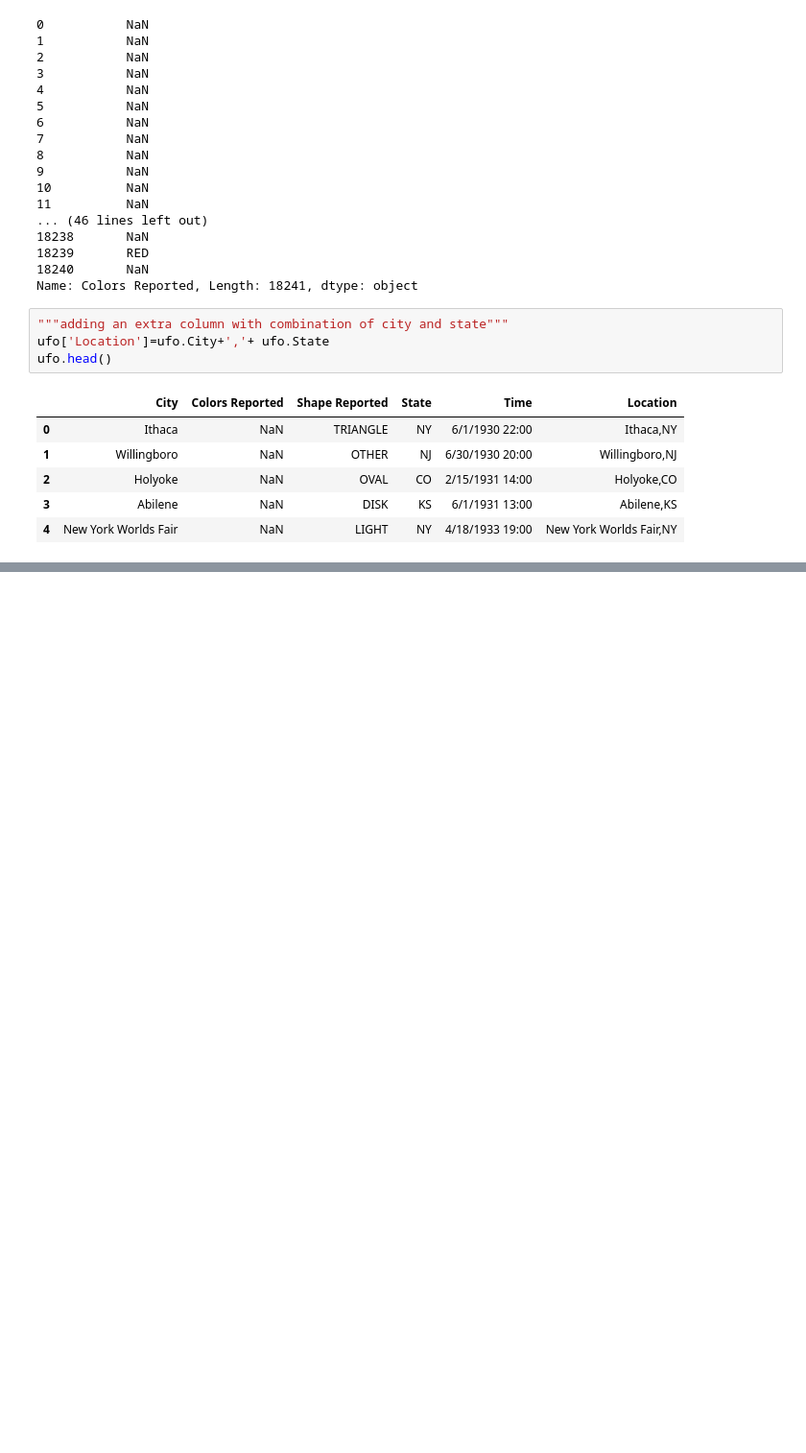
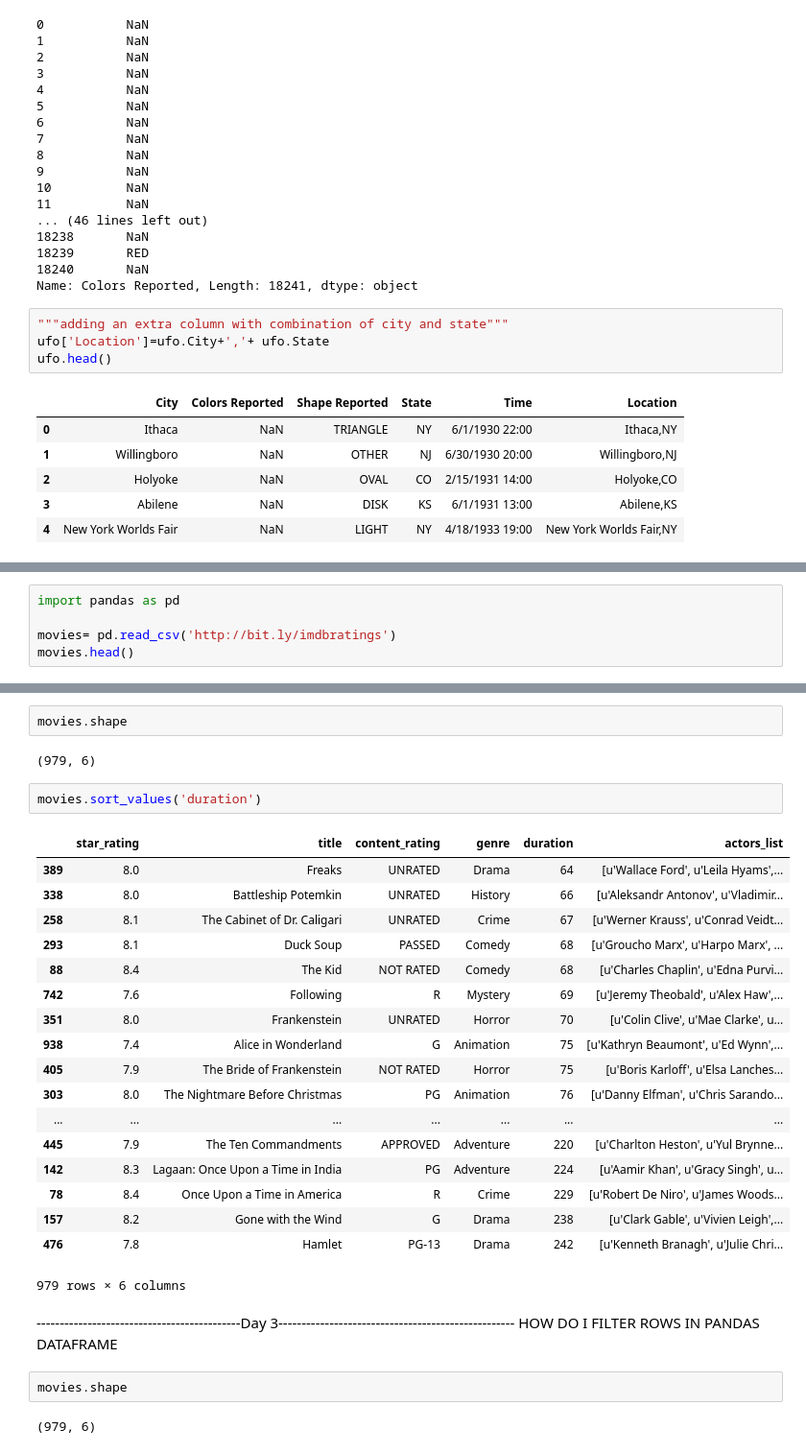
Before and after one commit to tamalsen2509/data_wrangling_withpanda, a Jupyter notebook: Data analysis in pnada.ipynb, the cells around one changed output, grey strips where cells are left out. Shown: that part at 96% size. Cells and saved outputs as stored; diff of their text form; blank space fills up the shorter version.

Commit message:
updated code
action performed 'sorting/filter-rows/deletion columns using 'axis' method/

```diff
--- a/Data analysis in pnada.ipynb
+++ b/Data analysis in pnada.ipynb
@@ -103,0 +113,5 @@ ufo.head()
+# %%
+import pandas as pd
+
+movies= pd.read_csv('http://bit.ly/imdbratings')
+movies.head()
@@ -103,0 +232,32 @@ ufo.head()
+# %%
+movies.shape
+# %% [output]
+(979, 6)
+# %%
+movies.sort_values('duration')
+# %% [output]
+|  | star_rating | title | content_rating | genre | duration | actors_list |
+| 389 | 8.0 | Freaks | UNRATED | Drama | 64 | [u'Wallace Ford', u'Leila Hyams',... |
+| 338 | 8.0 | Battleship Potemkin | UNRATED | History | 66 | [u'Aleksandr Antonov', u'Vladimir... |
+| 258 | 8.1 | The Cabinet of Dr. Caligari | UNRATED | Crime | 67 | [u'Werner Krauss', u'Conrad Veidt... |
+| 293 | 8.1 | Duck Soup | PASSED | Comedy | 68 | [u'Groucho Marx', u'Harpo Marx', ... |
+| 88 | 8.4 | The Kid | NOT RATED | Comedy | 68 | [u'Charles Chaplin', u'Edna Purvi... |
+| 742 | 7.6 | Following | R | Mystery | 69 | [u'Jeremy Theobald', u'Alex Haw',... |
+| 351 | 8.0 | Frankenstein | UNRATED | Horror | 70 | [u'Colin Clive', u'Mae Clarke', u... |
+| 938 | 7.4 | Alice in Wonderland | G | Animation | 75 | [u'Kathryn Beaumont', u'Ed Wynn',... |
+| 405 | 7.9 | The Bride of Frankenstein | NOT RATED | Horror | 75 | [u'Boris Karloff', u'Elsa Lanches... |
+| 303 | 8.0 | The Nightmare Before Christmas | PG | Animation | 76 | [u'Danny Elfman', u'Chris Sarando... |
+| ... | ... | ... | ... | ... | ... | ... |
+| 445 | 7.9 | The Ten Commandments | APPROVED | Adventure | 220 | [u'Charlton Heston', u'Yul Brynne... |
+| 142 | 8.3 | Lagaan: Once Upon a Time in India | PG | Adventure | 224 | [u'Aamir Khan', u'Gracy Singh', u... |
+| 78 | 8.4 | Once Upon a Time in America | R | Crime | 229 | [u'Robert De Niro', u'James Woods... |
+| 157 | 8.2 | Gone with the Wind | G | Drama | 238 | [u'Clark Gable', u'Vivien Leigh',... |
+| 476 | 7.8 | Hamlet | PG-13 | Drama | 242 | [u'Kenneth Branagh', u'Julie Chri... |
+979 rows × 6 columns
+# %% [markdown]
+--------------------------------------------Day 3---------------------------------------------------
+HOW DO I FILTER ROWS IN PANDAS DATAFRAME
+# %%
+movies.shape
+# %% [output]
+(979, 6)
```
Also changed, not shown: parts of 37 cells of this notebook.
